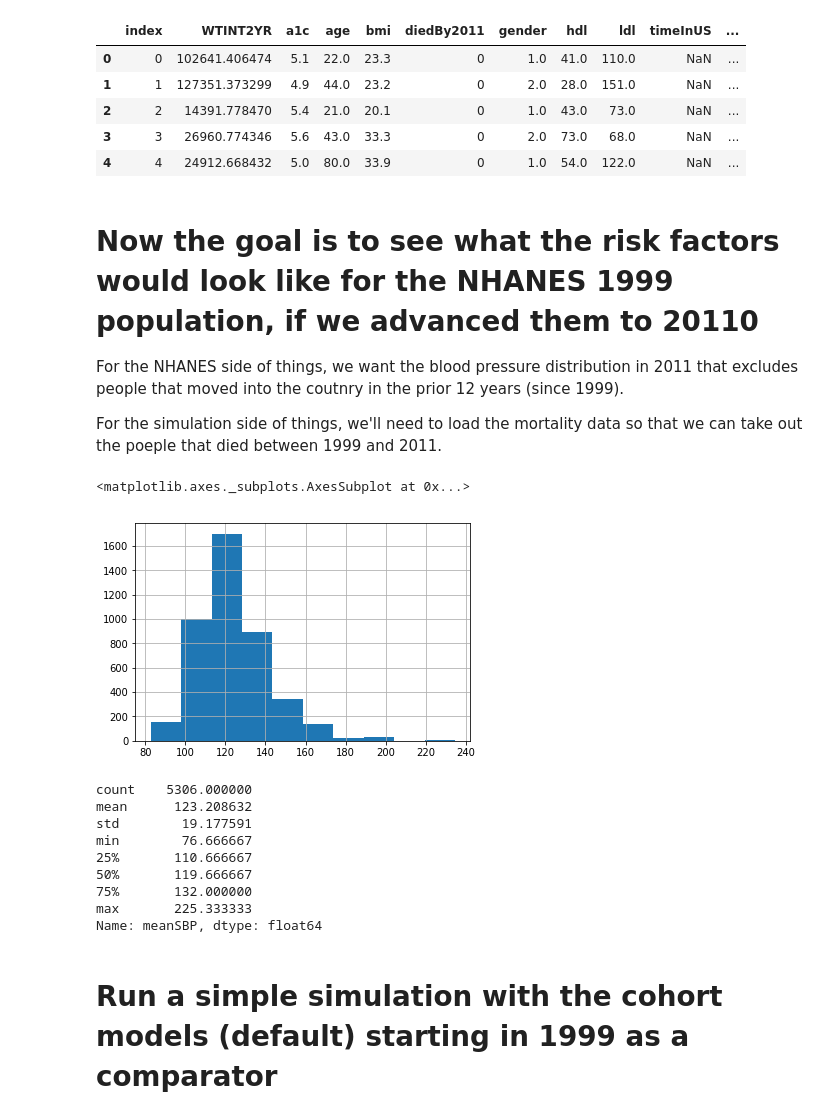
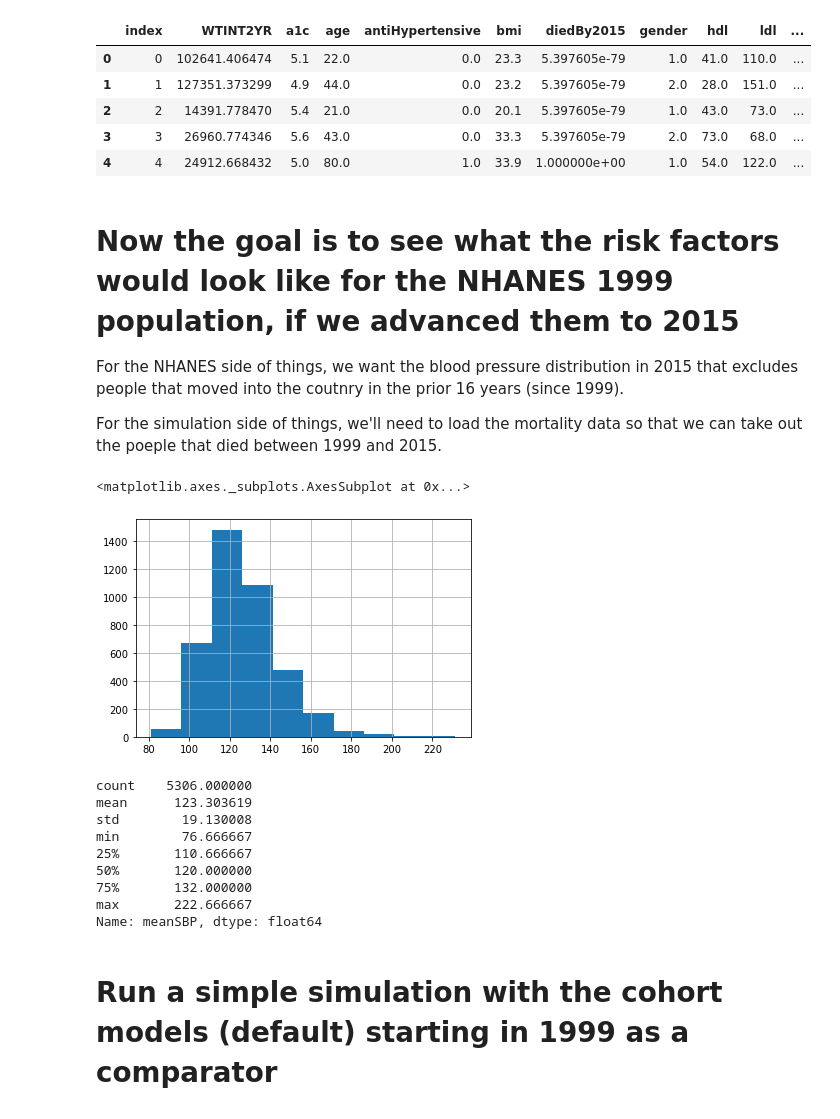
Before and after one commit to jburke5/microsimNHANES, a Jupyter notebook: compareSimulatedRiskFactorsToNHANES.ipynb, the cells around one changed output. Drawn from its saved outputs; the diff is of its cells as text; code cells hidden in the pictures.

Commit message:
updating notebooks for re-run prior to methods paper

```diff
--- a/compareSimulatedRiskFactorsToNHANES.ipynb
+++ b/compareSimulatedRiskFactorsToNHANES.ipynb
@@ -7,54 +7,57 @@ import numpy as np
 import os
 import matplotlib.pyplot as plt
 
-
-
 pd.set_option('display.max_columns', None)
 
-imputedDataset = pd.read_stata("/Users/burke/Documents/research/bpCog/mcm/mcm/data/fullyImputedDataset.dta")
+imputedDataset = pd.read_stata("/Users/burke/Documents/research/bpCog/microsim/microsim/data/fullyImputedDataset.dta")
 imputedDataset.head()
 # %% [output]
-|  | index | WTINT2YR | a1c | age | bmi | diedBy2011 | gender | hdl | ldl | timeInUS | ... |
-| 0 | 0 | 102641.406474 | 5.1 | 22.0 | 23.3 | 0 | 1.0 | 41.0 | 110.0 | NaN | ... |
-| 1 | 1 | 127351.373299 | 4.9 | 44.0 | 23.2 | 0 | 2.0 | 28.0 | 151.0 | NaN | ... |
-| 2 | 2 | 14391.778470 | 5.4 | 21.0 | 20.1 | 0 | 1.0 | 43.0 | 73.0 | NaN | ... |
-| 3 | 3 | 26960.774346 | 5.6 | 43.0 | 33.3 | 0 | 2.0 | 73.0 | 68.0 | NaN | ... |
-| 4 | 4 | 24912.668432 | 5.0 | 80.0 | 33.9 | 0 | 1.0 | 54.0 | 122.0 | NaN | ... |
+|  | index | WTINT2YR | a1c | age | antiHypertensive | bmi | diedBy2015 | gender | hdl | ldl | ... |
+| 0 | 0 | 102641.406474 | 5.1 | 22.0 | 0.0 | 23.3 | 5.397605e-79 | 1.0 | 41.0 | 110.0 | ... |
+| 1 | 1 | 127351.373299 | 4.9 | 44.0 | 0.0 | 23.2 | 5.397605e-79 | 2.0 | 28.0 | 151.0 | ... |
+| 2 | 2 | 14391.778470 | 5.4 | 21.0 | 0.0 | 20.1 | 5.397605e-79 | 1.0 | 43.0 | 73.0 | ... |
+| 3 | 3 | 26960.774346 | 5.6 | 43.0 | 0.0 | 33.3 | 5.397605e-79 | 2.0 | 73.0 | 68.0 | ... |
+| 4 | 4 | 24912.668432 | 5.0 | 80.0 | 1.0 | 33.9 | 1.000000e+00 | 1.0 | 54.0 | 122.0 | ... |
 # %% [markdown]
-# Now the goal is to see what the risk factors would look like for the NHANES 1999 population, if we advanced them to 20110
+# Now the goal is to see what the risk factors would look like for the NHANES 1999 population, if we advanced them to 2015
 
-For the NHANES side of things, we want the blood pressure distribution in 2011 that excludes people that moved into the coutnry in the prior 12 years (since 1999).
+For the NHANES side of things, we want the blood pressure distribution in 2015 that excludes people that moved into the coutnry in the prior 16 years (since 1999).
 
-For the simulation side of things, we'll need to load the mortality data so that we can take out the poeple that died between 1999 and 2011.
+For the simulation side of things, we'll need to load the mortality data so that we can take out the poeple that died between 1999 and 2015.
 # %%
-% matplotlib inline
+%matplotlib inline
+startYear = 1999
+endYear = 2015
+totalYears = endYear - startYear
+
 noRecentUSInmigration = imputedDataset.loc[~imputedDataset.timeInUS.isin([1,2,3])]
-recentCrossSectionOfNonImmigrants = noRecentUSInmigration.loc[noRecentUSInmigration.year==2011]
-# the simulated cohort starts in 1999 and then ages people forward 11 years...so, teh youngest age is 29
-recentCrossSectionOfNonImmigrants = recentCrossSectionOfNonImmigrants.loc[recentCrossSectionOfNonImmigrants.age > 18 +11]
+recentCrossSectionOfNonImmigrants = noRecentUSInmigration.loc[noRecentUSInmigration.year==endYear]
+# the simulated cohort starts in 1999 and then ages people forward ...so, teh youngest age is 18 + the number of years advanced
+recentCrossSectionOfNonImmigrants = recentCrossSectionOfNonImmigrants.loc[recentCrossSectionOfNonImmigrants.age > 18 +totalYears]
 recentCrossSectionOfNonImmigrants = recentCrossSectionOfNonImmigrants.sample(n=len(recentCrossSectionOfNonImmigrants), weights=recentCrossSectionOfNonImmigrants.WTINT2YR, replace=True)
-
-
 recentCrossSectionOfNonImmigrants.meanSBP.hist()
 # %% [output]
 <matplotlib.axes._subplots.AxesSubplot at 0x...>
-[figure, old version]
+[figure, new version]
 # %%
-earlyCrossSectionOfNonImmigrants = imputedDataset.loc[imputedDataset.year==2001]
+earlyEndYear = 2001
+earlyTotalYears = earlyEndYear - startYear
+
+earlyCrossSectionOfNonImmigrants = imputedDataset.loc[imputedDataset.year==earlyEndYear]
 # here we just need to throw out the very young people for comparisons
-earlyCrossSectionOfNonImmigrants = earlyCrossSectionOfNonImmigrants.loc[earlyCrossSectionOfNonImmigrants.age > 18 + 2]
+earlyCrossSectionOfNonImmigrants = earlyCrossSectionOfNonImmigrants.loc[earlyCrossSectionOfNonImmigrants.age > 18 + earlyTotalYears]
 earlyCrossSectionOfNonImmigrants = earlyCrossSectionOfNonImmigrants.sample(n=len(earlyCrossSectionOfNonImmigrants), weights=earlyCrossSectionOfNonImmigrants.WTINT2YR, replace=True)
 
 print (earlyCrossSectionOfNonImmigrants.meanSBP.describe())
 # %% [output]
 count    5306.000000
-mean      123.208632
-std        19.177591
+mean      123.303619
+std        19.130008
 min        76.666667
 25%       110.666667
-50%       119.666667
+50%       120.000000
 75%       132.000000
-max       225.333333
+max       222.666667
 Name: meanSBP, dtype: float64
 # %% [markdown]
 # Run a simple simulation with the cohort models (default) starting in 1999 as a comparator
```
Also changed, not shown: parts of 7 cells of this notebook, 3 other files.
